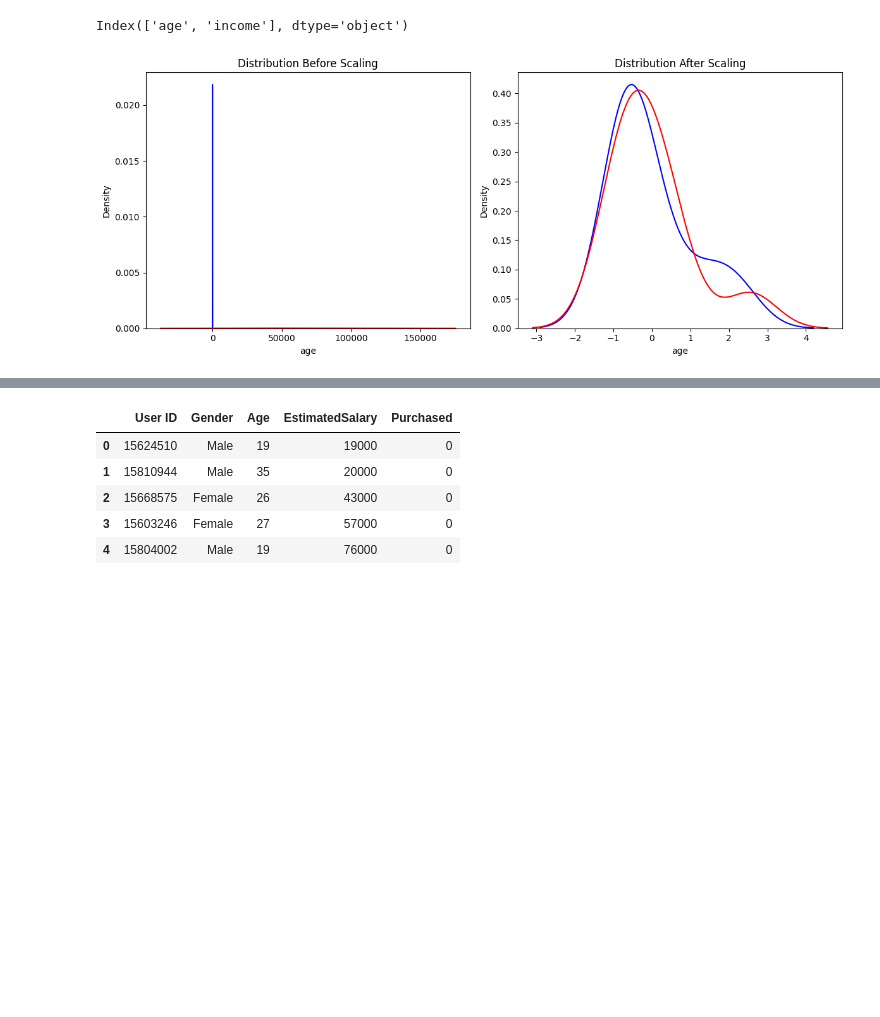
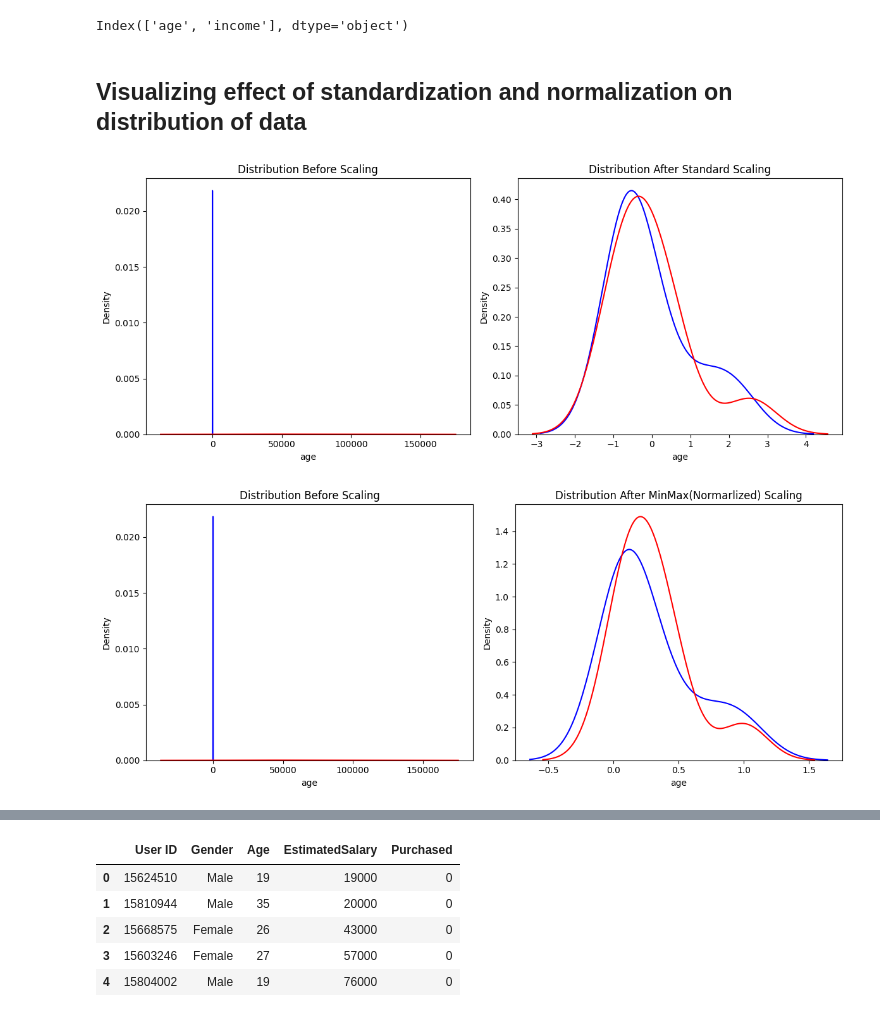
Before and after one commit to renovamen1/feature-engineering, a Jupyter notebook: feature scaling/outlier effect on scaling.ipynb, the cells around one changed output, grey strips where cells are left out. Saved outputs shown, nothing was run; the diff lists cells and outputs as text; code cells hidden in the pictures; blank space fills up the shorter version.

Commit message:
injected outliers in the custom dataset and performed a detaield analyis of outliers on scaling

```diff
--- a/feature scaling/outlier effect on scaling.ipynb
+++ b/feature scaling/outlier effect on scaling.ipynb
@@ -37,5 +37,7 @@ myData = df[["age","income"]]
 myData.columns
 # %% [output]
 Index(['age', 'income'], dtype='object')
+# %% [markdown]
+## Visualizing effect of standardization and normalization on distribution of data
 # %%
 #scale the data uisng z-score normalization using class StanndardScaler
@@ -43,22 +45,44 @@ scaler =StandardScaler()
 myData_scaled = scaler.fit_transform(myData) # we are fitting and transforming in one step
 myData_scaled = pd.DataFrame(myData_scaled, columns=myData.columns)
+# %%
+ # we can also scale the data using normalization (MinMax normalization)
+normalizer = MinMaxScaler()
+myData_normalized = normalizer.fit_transform(myData)
+myData_normalized = pd.DataFrame(myData_normalized,columns=myData.columns)
 # %%
+#  distribution plot on standard scaling
 fig,(ax1,ax2)= plt.subplots(1,2,figsize=(12,5)) # this line is just to display plots side by side
 
 # left plot
 ax1.set_title("Distribution Before Scaling")
 sns.kdeplot(myData,x="age",color="blue",fill=False, ax=ax1)
 sns.kdeplot(myData,x="income",color="red",fill=False,ax=ax1)
 
 
 # right plot
-ax2.set_title("Distribution After Scaling")
+ax2.set_title("Distribution After Standard Scaling")
 sns.kdeplot(myData_scaled,x="age",color="blue",fill=False,ax=ax2)
 sns.kdeplot(myData_scaled,x="income",color="red",fill=False,ax=ax2)
 
+plt.tight_layout()
+plt.show() # prediction: when scaled, all the values will be in equal footing (with in a small range), so the distribution plot might look like a regular guassian bell curve
+
+# distribution plot on normalized scaling
+fig,(ax1,ax2)= plt.subplots(1,2,figsize=(12,5)) # this line is just to display plots side by side
+
+# left plot
+ax1.set_title("Distribution Before Scaling")
+sns.kdeplot(myData,x="age",color="blue",fill=False, ax=ax1)
+sns.kdeplot(myData,x="income",color="red",fill=False,ax=ax1)
 
 
+# right plot
+ax2.set_title("Distribution After MinMax(Normarlized) Scaling")
+sns.kdeplot(myData_normalized,x="age",color="blue",fill=False,ax=ax2)
+sns.kdeplot(myData_normalized,x="income",color="red",fill=False,ax=ax2)
+
 plt.tight_layout()
-plt.show()
+plt.show() # prediction: since all the vaules are scaled bw 0 and 1.they are in equal footing and it's distribution plot may also look like a normal gaussian bell curve
 # %% [output]
-[figure, old version]
+[figure, new version]
+[figure, added]
```
Also changed, not shown: parts of 20 cells of this notebook.
